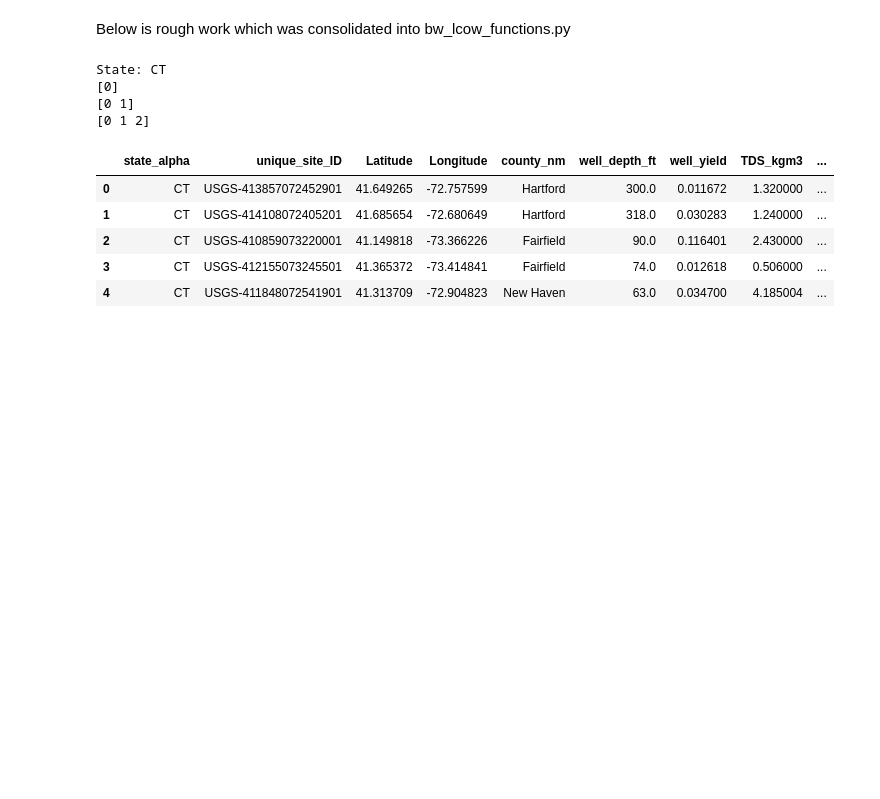
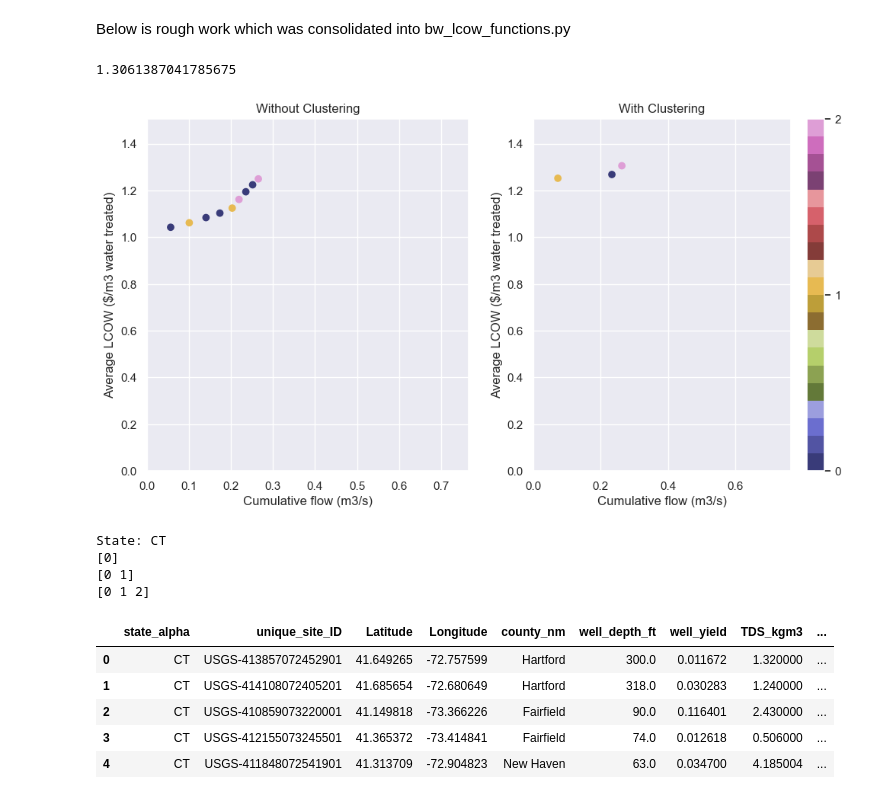
Before and after one commit to MuktaHardikar/WaterTAP3, a Jupyter notebook: watertap3/watertap3/bw_kmean_clustering_lcow.ipynb, the cells around one changed output. Cells and saved outputs as stored; diff of their text form; code cells hidden in the pictures; blank space fills up the shorter version.

```diff
--- a/watertap3/watertap3/bw_kmean_clustering_lcow.ipynb
+++ b/watertap3/watertap3/bw_kmean_clustering_lcow.ipynb
@@ -172,5 +135,54 @@ for a in (ax,ax1):
 # %% [markdown]
 Below is rough work which was consolidated into bw_lcow_functions.py
+# %%
+# Plot supply curve with and without clustering
+fig, (ax,ax1) = plt.subplots(1,2, figsize = (12,6))
+
+# Without clustering
+bw_df_temp_sorted_1 = bw_df[bw_df['state_alpha']==state_alpha].sort_values('lcow')
+colors = plt.cm.get_cmap('tab20b')
+cluster_id_list = []
+for well in bw_df_temp_sorted_1['unique_site_ID'].unique():
+    cluster_id_list.append(bw_cluster_kmeans[bw_cluster_kmeans['unique_site_ID']==well]['cluster_id'].values[0])
+
+# Calculating LCOW as a function of well yield without clustering
+flow = bw_df_temp_sorted_1['well_yield']*bw_df_temp_sorted_1['recovery']/100
+cum_flow_1 = flow.cumsum()
+
+lcow_t = bw_df_temp_sorted_1['lcow'] + bw_df_temp_sorted_1['pipe_lcow']
+cost = lcow_t*flow
+cum_cost_1 = cost.cumsum()
+
+avg_lcow = np.divide(cum_cost_1, cum_flow_1, out=np.zeros_like(cum_cost_1), where=cum_flow_1!=0)
+
+ax.scatter(cum_flow_1,avg_lcow,c = cluster_id_list,cmap=colors)
+ax.set_title('Without Clustering')
+
+# With clustering
+condensed_cluster_bw_df_sort = condensed_cluster_bw_df.sort_values(by=['cluster_lcow'])
+
+flow = condensed_cluster_bw_df_sort['cluster_total_well_yield']*condensed_cluster_bw_df_sort['recovery']/100
+cum_flow = flow.cumsum()
+
+cost = condensed_cluster_bw_df_sort['cluster_lcow']*flow
+cum_cost = cost.cumsum()
+
+avg_lcow = np.divide(cum_cost, cum_flow)
+
+ax1.set_title('With Clustering')
+sc = ax1.scatter(cum_flow,avg_lcow,c=condensed_cluster_bw_df_sort['cluster_id'].values,cmap=colors)
+# cbar = plt.colorbar(sc,ax=ax1)
+cbar = plt.colorbar(sc,ax=ax1,ticks = plt.MaxNLocator(len(condensed_cluster_bw_df_sort['cluster_id'].unique())-1))
+for a in (ax,ax1):
+    a.set_xlim([0,max(cum_flow_1)+0.5])
+    a.set_ylim([0,max(avg_lcow)+0.2])
+    a.set_ylabel('Average LCOW ($/m3 water treated)')
+    a.set_xlabel('Cumulative flow (m3/s)')
+
+print(max(avg_lcow))
+# %% [output]
+1.3061387041785675
+[figure, added]
 # %%
 # Read brackish water previous lcow file with locations
 
```
Also changed, not shown: parts of 6 cells of this notebook, 1 other file.
